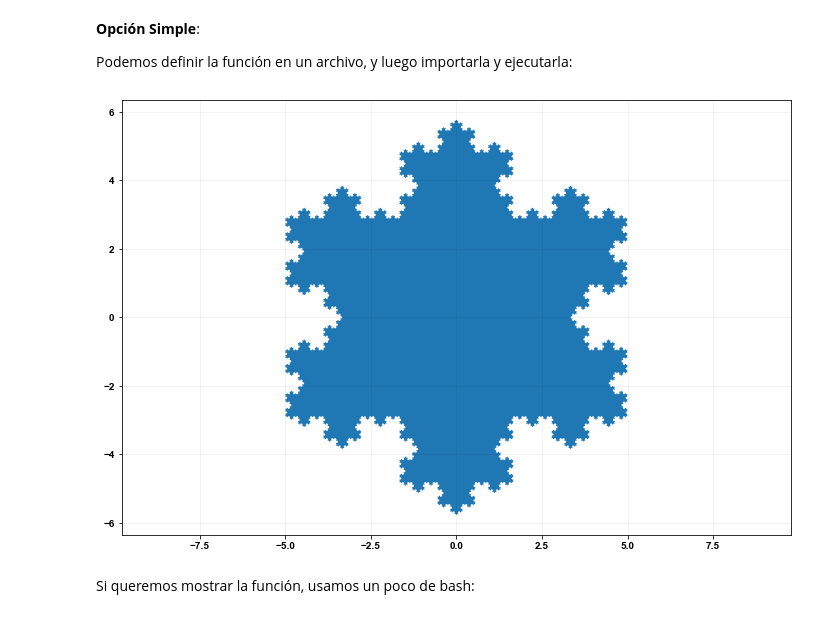
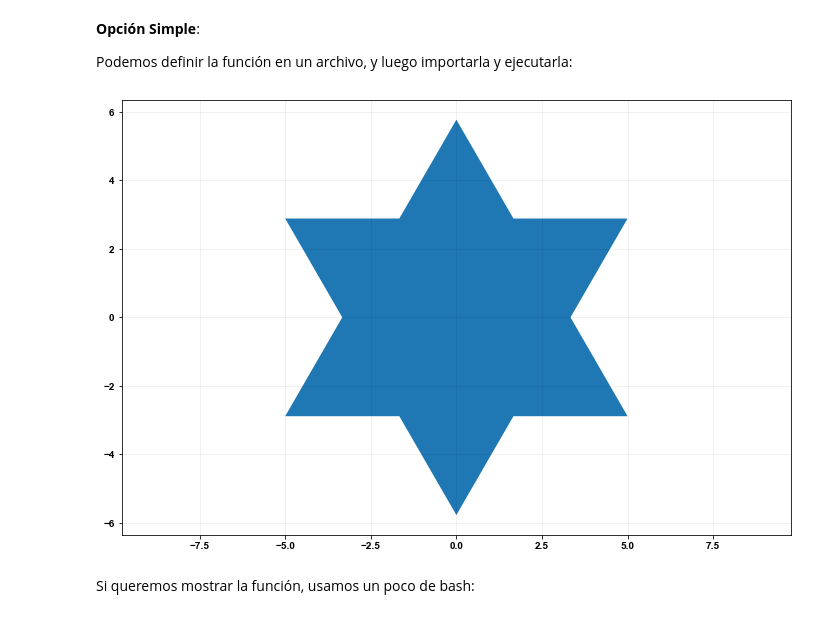
Before and after one commit to sebastiandres/talk_2021_08_pylatam, a Jupyter notebook: pylatam.ipynb, the cells around one changed output. Cells and saved outputs as stored; diff of their text form; code cells hidden in the pictures.

```diff
--- a/pylatam.ipynb
+++ b/pylatam.ipynb
@@ -673,9 +673,9 @@ Hay 2 formas de hacerlo:
 Podemos definir la función en un archivo, y luego importarla y ejecutarla:
 # %%
 from mi_carpeta import mi_script
-mi_script.mi_grafico(order=6, figsize=(12,8))
+mi_script.mi_grafico(order=1, figsize=(12,8))
 # %% [output]
-[figure, old version]
+[figure, new version]
 # %% [markdown]
 Si queremos mostrar la función, usamos un poco de bash:
 # %%
```
Also changed, not shown: parts of 5 cells of this notebook, 7 other files.
